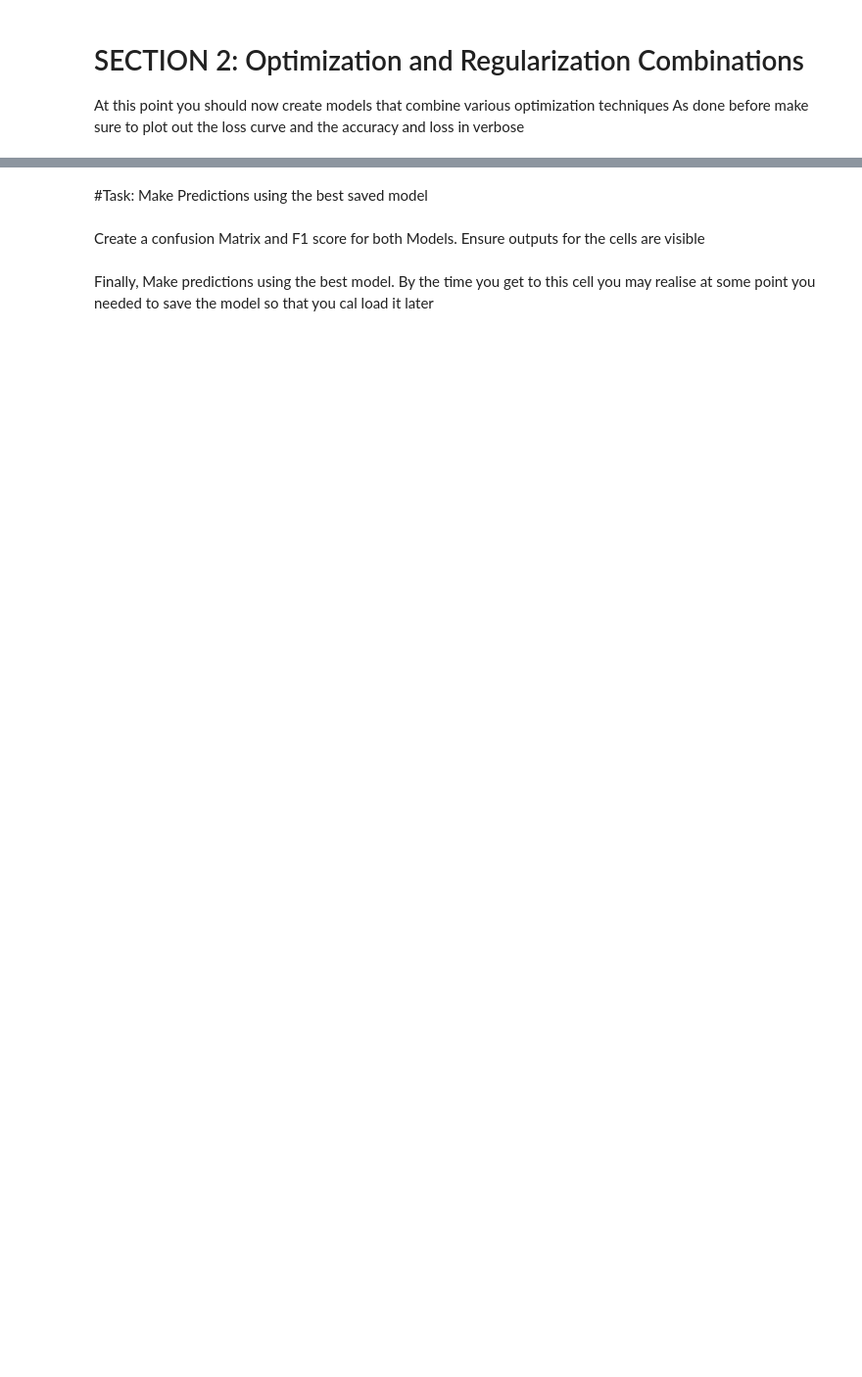
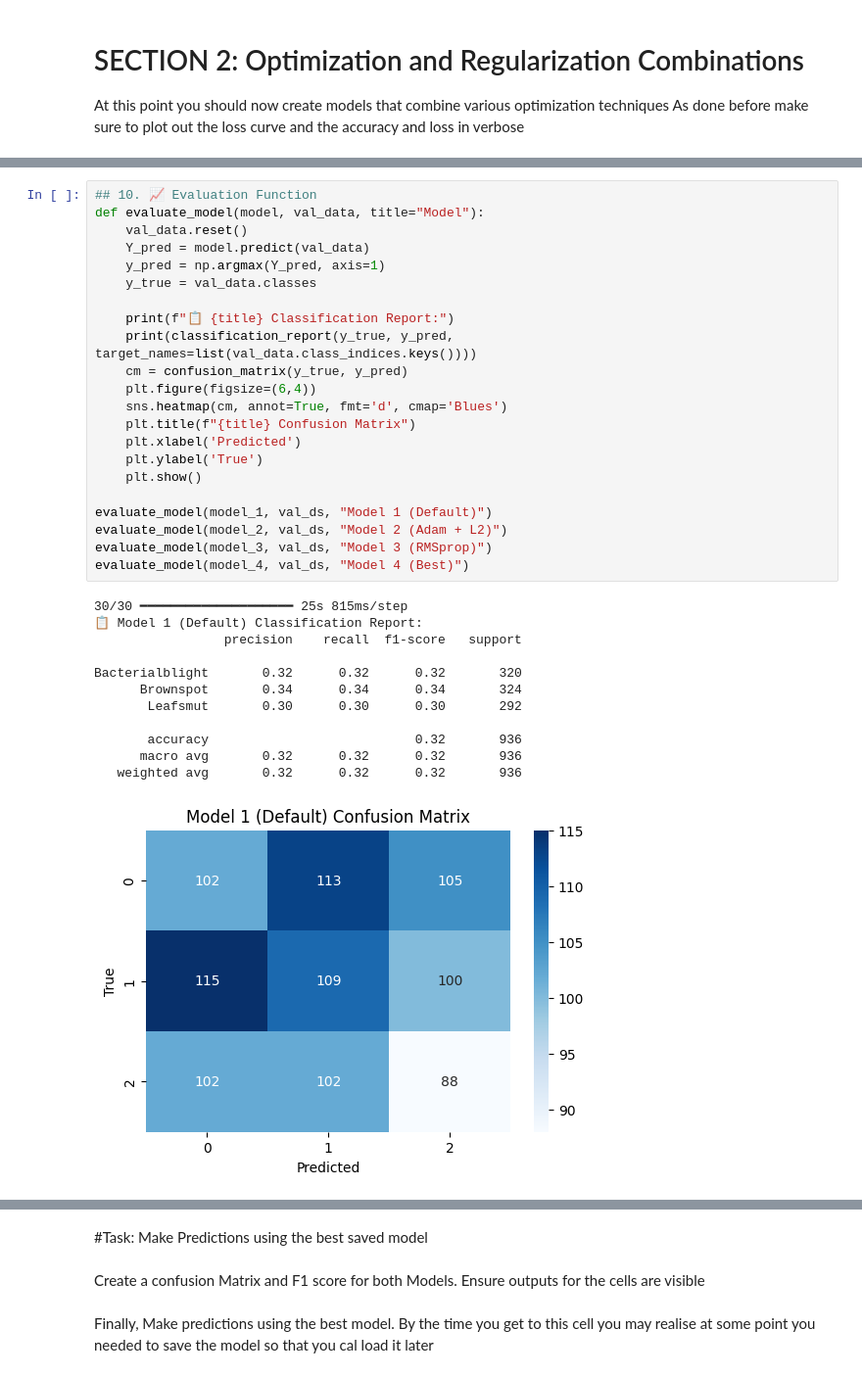
Before and after one commit to ktanguy/Summative, a Jupyter notebook: Summative_Intro_to_ml_Tanguy_Kwizera_assignment.ipynb, the cells around one changed output, grey strips where cells are left out. Shown at 98% size. Drawn from its saved outputs; the diff is of its cells as text; blank space fills up the shorter version.

```diff
--- a/Summative_Intro_to_ml_Tanguy_Kwizera_assignment.ipynb
+++ b/Summative_Intro_to_ml_Tanguy_Kwizera_assignment.ipynb
@@ -112,0 +345,35 @@ loss_curve_plot(model_4):
+# %%
+## 10. 📈 Evaluation Function
+def evaluate_model(model, val_data, title="Model"):
+    val_data.reset()
+    Y_pred = model.predict(val_data)
+    y_pred = np.argmax(Y_pred, axis=1)
+    y_true = val_data.classes
+
+    print(f"📋 {title} Classification Report:")
+    print(classification_report(y_true, y_pred, target_names=list(val_data.class_indices.keys())))
+    cm = confusion_matrix(y_true, y_pred)
+    plt.figure(figsize=(6,4))
+    sns.heatmap(cm, annot=True, fmt='d', cmap='Blues')
+    plt.title(f"{title} Confusion Matrix")
+    plt.xlabel('Predicted')
+    plt.ylabel('True')
+    plt.show()
+
+evaluate_model(model_1, val_ds, "Model 1 (Default)")
+evaluate_model(model_2, val_ds, "Model 2 (Adam + L2)")
+evaluate_model(model_3, val_ds, "Model 3 (RMSprop)")
+evaluate_model(model_4, val_ds, "Model 4 (Best)")
+# %% [output]
+30/30 ━━━━━━━━━━━━━━━━━━━━ 25s 815ms/step
+📋 Model 1 (Default) Classification Report:
+                 precision    recall  f1-score   support
+
+Bacterialblight       0.32      0.32      0.32       320
+      Brownspot       0.34      0.34      0.34       324
+       Leafsmut       0.30      0.30      0.30       292
+
+       accuracy                           0.32       936
+      macro avg       0.32      0.32      0.32       936
+   weighted avg       0.32      0.32      0.32       936
+[figure, added]
```
Also changed, not shown: parts of 24 cells of this notebook.
